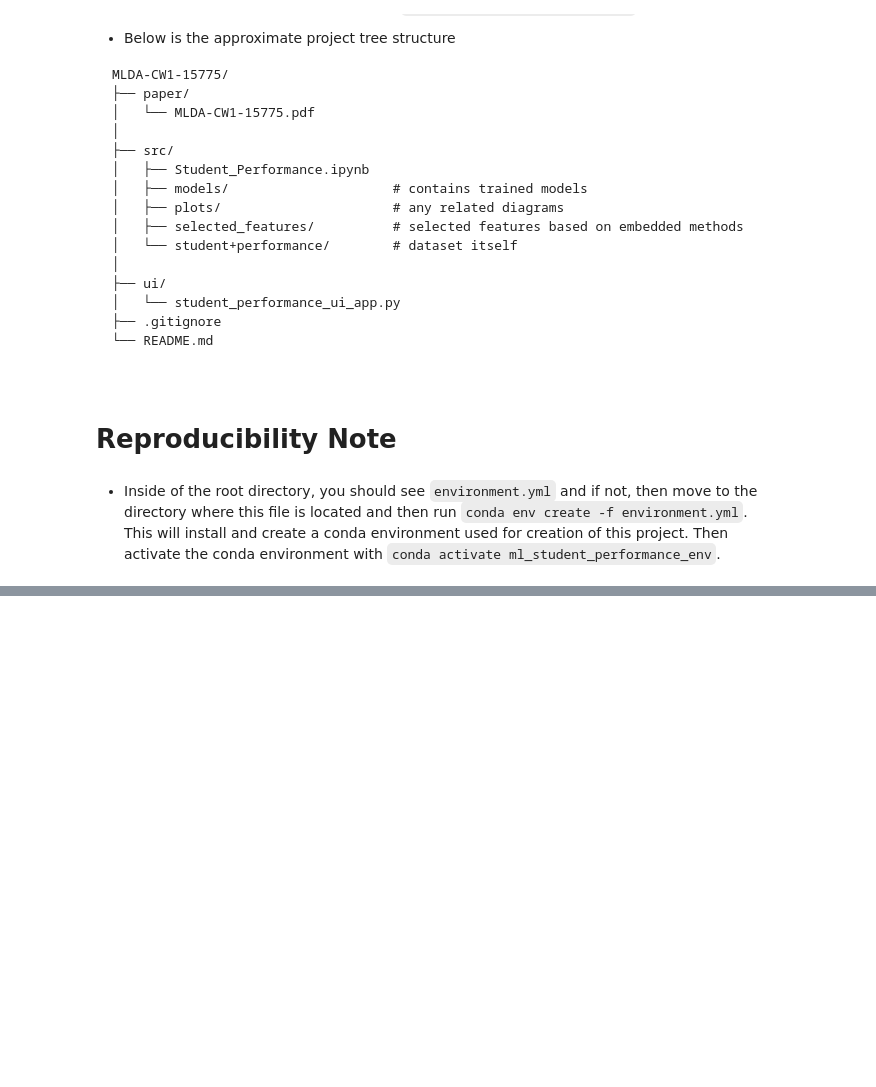
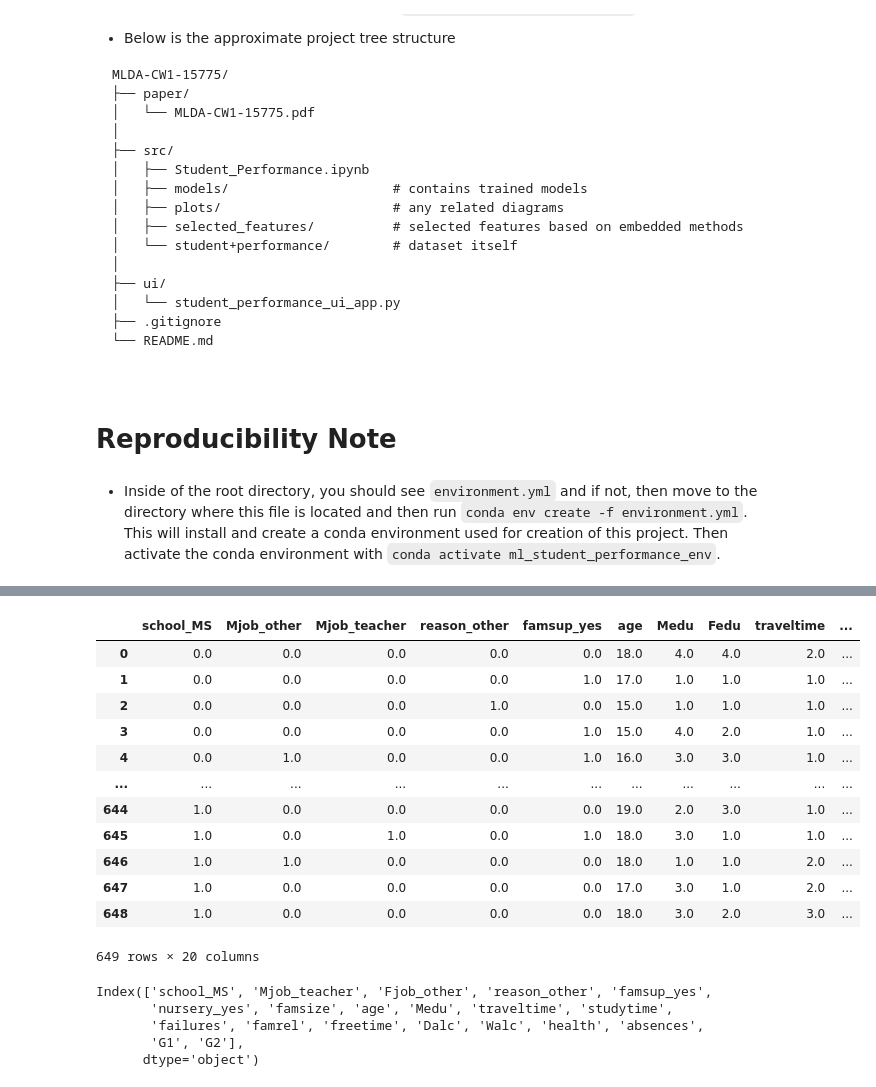
Before and after one commit to 00015775/MLDA-CW1-15775, a Jupyter notebook: src/Student_Performance.ipynb, the cells around one changed output, grey strips where cells are left out. Saved outputs shown, nothing was run; the diff lists cells and outputs as text; code cells hidden in the pictures; blank space fills up the shorter version.

```diff
--- a/src/Student_Performance.ipynb
+++ b/src/Student_Performance.ipynb
@@ -1956,0 +1994,24 @@ MLDA-CW1-15775/
+# %%
+student_por_df_encoded[rf_features]
+# %% [output]
+|  | school_MS | Mjob_other | Mjob_teacher | reason_other | famsup_yes | age | Medu | Fedu | traveltime | ... |
+| 0 | 0.0 | 0.0 | 0.0 | 0.0 | 0.0 | 18.0 | 4.0 | 4.0 | 2.0 | ... |
+| 1 | 0.0 | 0.0 | 0.0 | 0.0 | 1.0 | 17.0 | 1.0 | 1.0 | 1.0 | ... |
+| 2 | 0.0 | 0.0 | 0.0 | 1.0 | 0.0 | 15.0 | 1.0 | 1.0 | 1.0 | ... |
+| 3 | 0.0 | 0.0 | 0.0 | 0.0 | 1.0 | 15.0 | 4.0 | 2.0 | 1.0 | ... |
+| 4 | 0.0 | 1.0 | 0.0 | 0.0 | 1.0 | 16.0 | 3.0 | 3.0 | 1.0 | ... |
+| ... | ... | ... | ... | ... | ... | ... | ... | ... | ... | ... |
+| 644 | 1.0 | 0.0 | 0.0 | 0.0 | 0.0 | 19.0 | 2.0 | 3.0 | 1.0 | ... |
+| 645 | 1.0 | 0.0 | 1.0 | 0.0 | 1.0 | 18.0 | 3.0 | 1.0 | 1.0 | ... |
+| 646 | 1.0 | 1.0 | 0.0 | 0.0 | 0.0 | 18.0 | 1.0 | 1.0 | 2.0 | ... |
+| 647 | 1.0 | 0.0 | 0.0 | 0.0 | 0.0 | 17.0 | 3.0 | 1.0 | 2.0 | ... |
+| 648 | 1.0 | 0.0 | 0.0 | 0.0 | 0.0 | 18.0 | 3.0 | 2.0 | 3.0 | ... |
+649 rows × 20 columns
+# %%
+xgb_features
+# %% [output]
+Index(['school_MS', 'Mjob_teacher', 'Fjob_other', 'reason_other', 'famsup_yes',
+       'nursery_yes', 'famsize', 'age', 'Medu', 'traveltime', 'studytime',
+       'failures', 'famrel', 'freetime', 'Dalc', 'Walc', 'health', 'absences',
+       'G1', 'G2'],
+      dtype='object')
```
Also changed, not shown: parts of 13 cells of this notebook.
